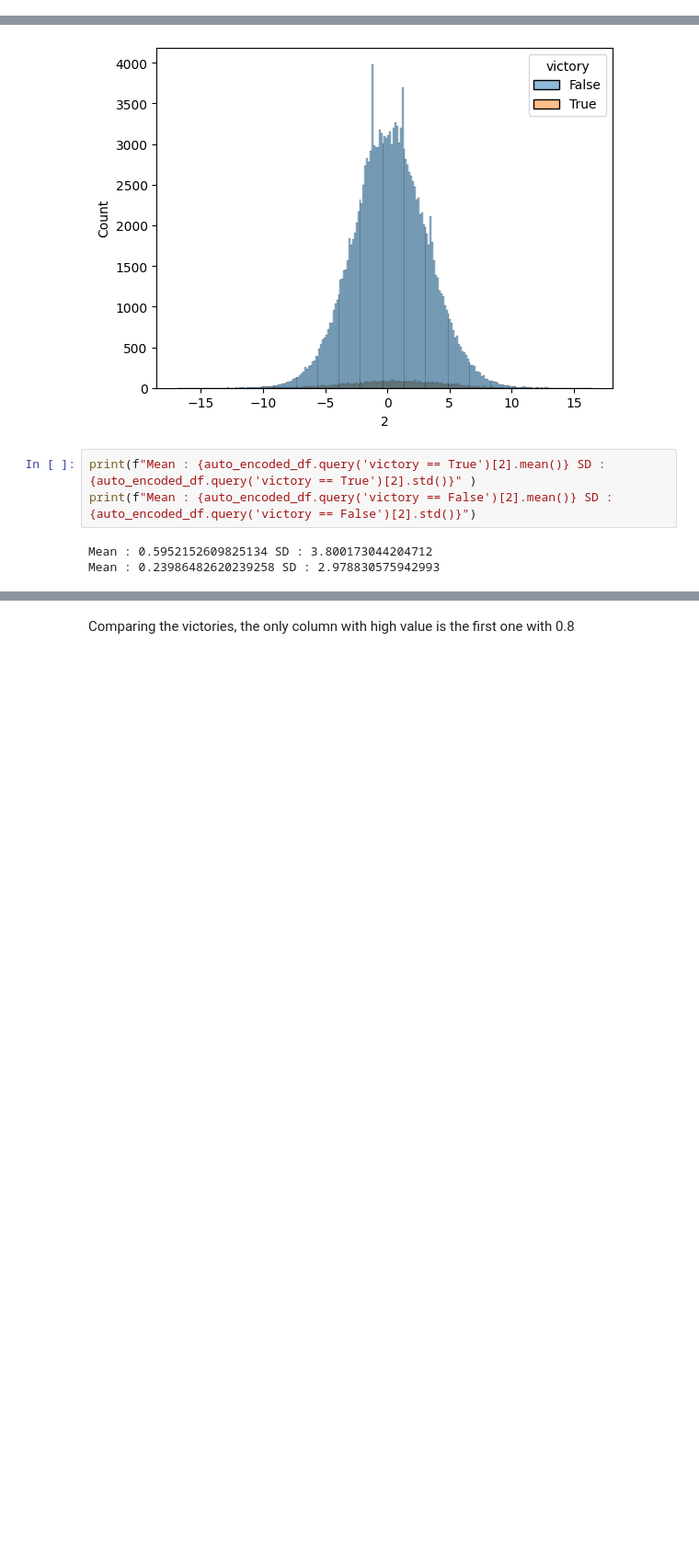
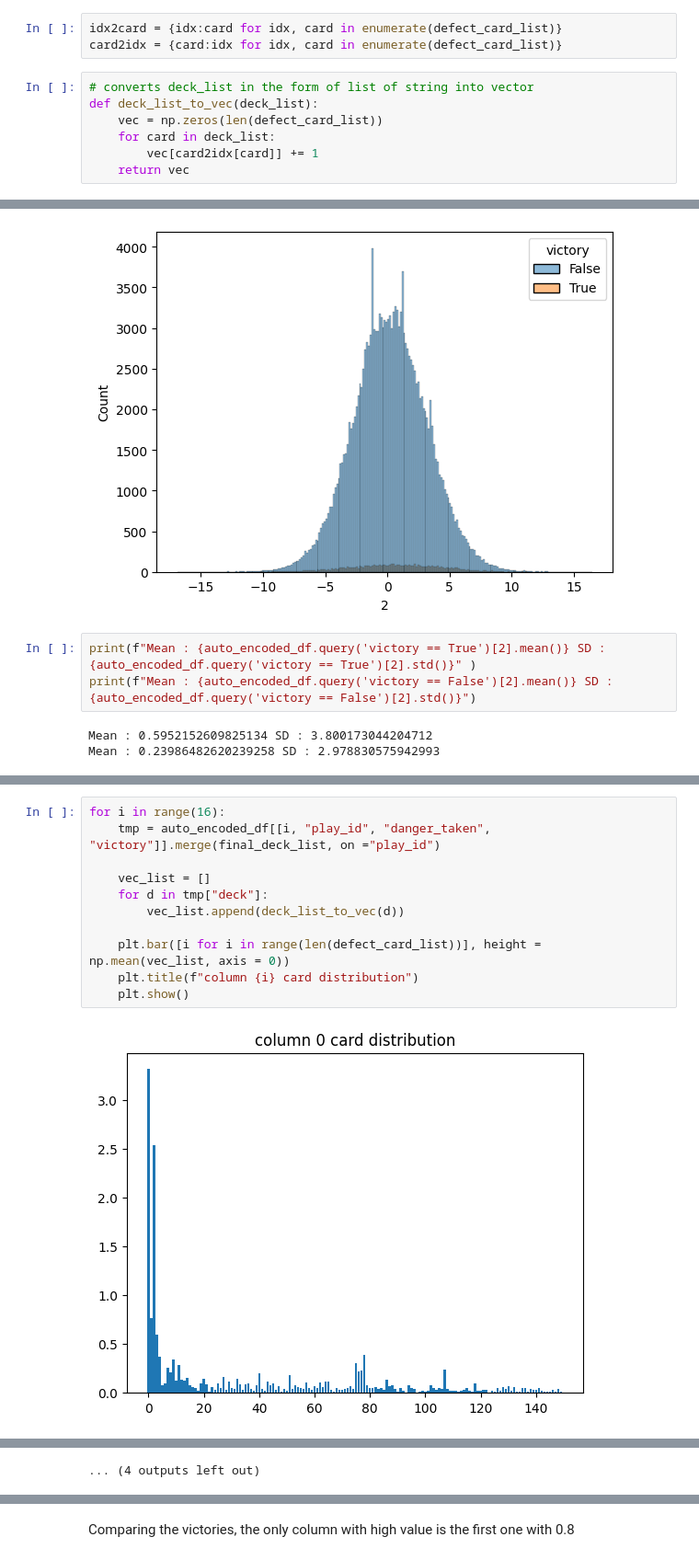
Before and after one commit to snikenbusper/slay-the-spire-defect-card-drafting, a Jupyter notebook: Analysis.ipynb, the cells around one changed output, grey strips where cells are left out. Shown at 92% size. Drawn from its saved outputs; the diff is of its cells as text; blank space fills up the shorter version.

```diff
--- a/Analysis.ipynb
+++ b/Analysis.ipynb
@@ -665,3 +666,13 @@ autoencoder_model.load_state_dict(torch.load('autoencoder_model.pth', map_locati
+# %%
+idx2card = {idx:card for idx, card in enumerate(defect_card_list)}
+card2idx = {card:idx for idx, card in enumerate(defect_card_list)}
+# %%
+# converts deck_list in the form of list of string into vector
+def deck_list_to_vec(deck_list):
+    vec = np.zeros(len(defect_card_list))
+    for card in deck_list:
+        vec[card2idx[card]] += 1
+    return vec
 # %% [markdown]
 ### Processing
 # %%
@@ -765,0 +839,13 @@ Mean : 0.23986482620239258 SD : 2.978830575942993
+# %%
+for i in range(16):
+    tmp = auto_encoded_df[[i, "play_id", "danger_taken", "victory"]].merge(final_deck_list, on ="play_id")
+
+    vec_list = []
+    for d in tmp["deck"]:
+        vec_list.append(deck_list_to_vec(d))
+
+    plt.bar([i for i in range(len(defect_card_list))], height = np.mean(vec_list, axis = 0))
+    plt.title(f"column {i} card distribution")
+    plt.show()
+# %% [output]
+[figure, added]
@@ -766 +863,2 @@ Mean : 0.23986482620239258 SD : 2.978830575942993
+... (4 outputs left out)
 # %%
```
Also changed, not shown: parts of 18 cells of this notebook, 1 other file.
